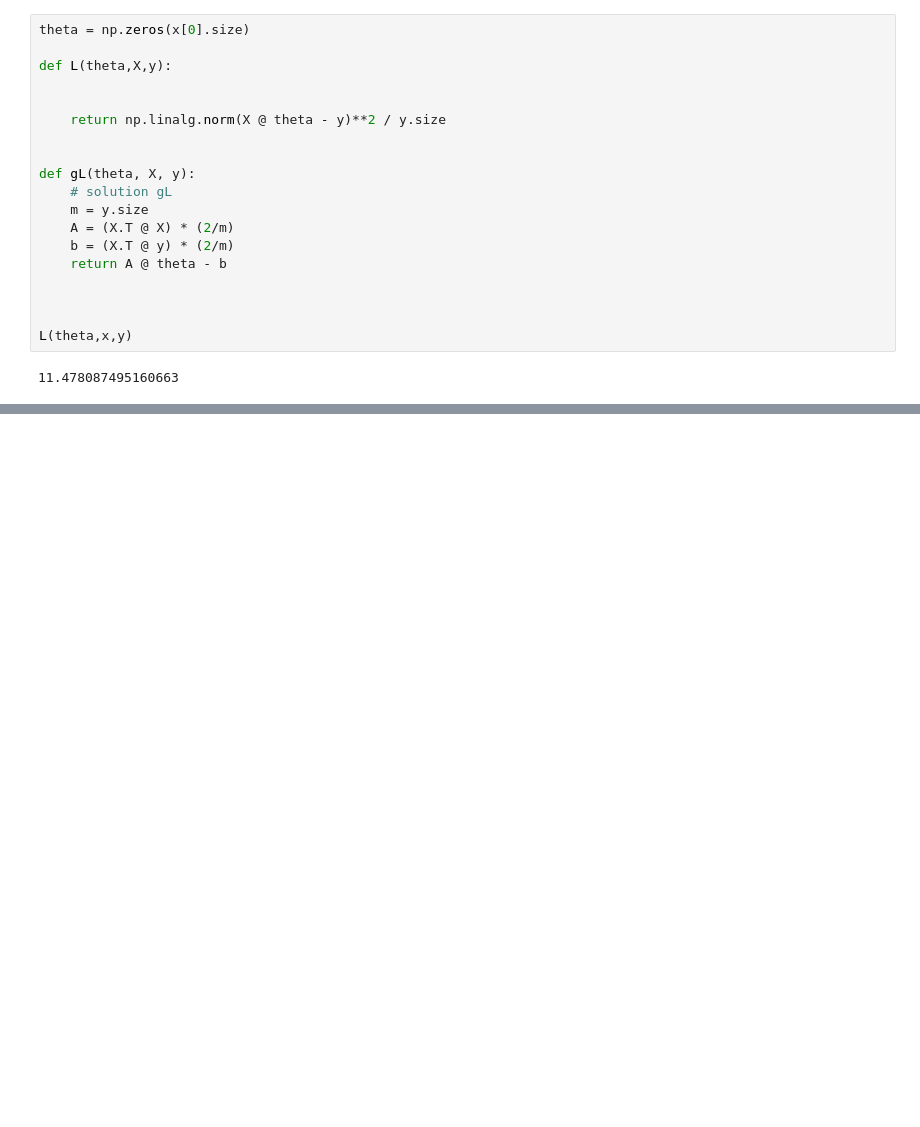
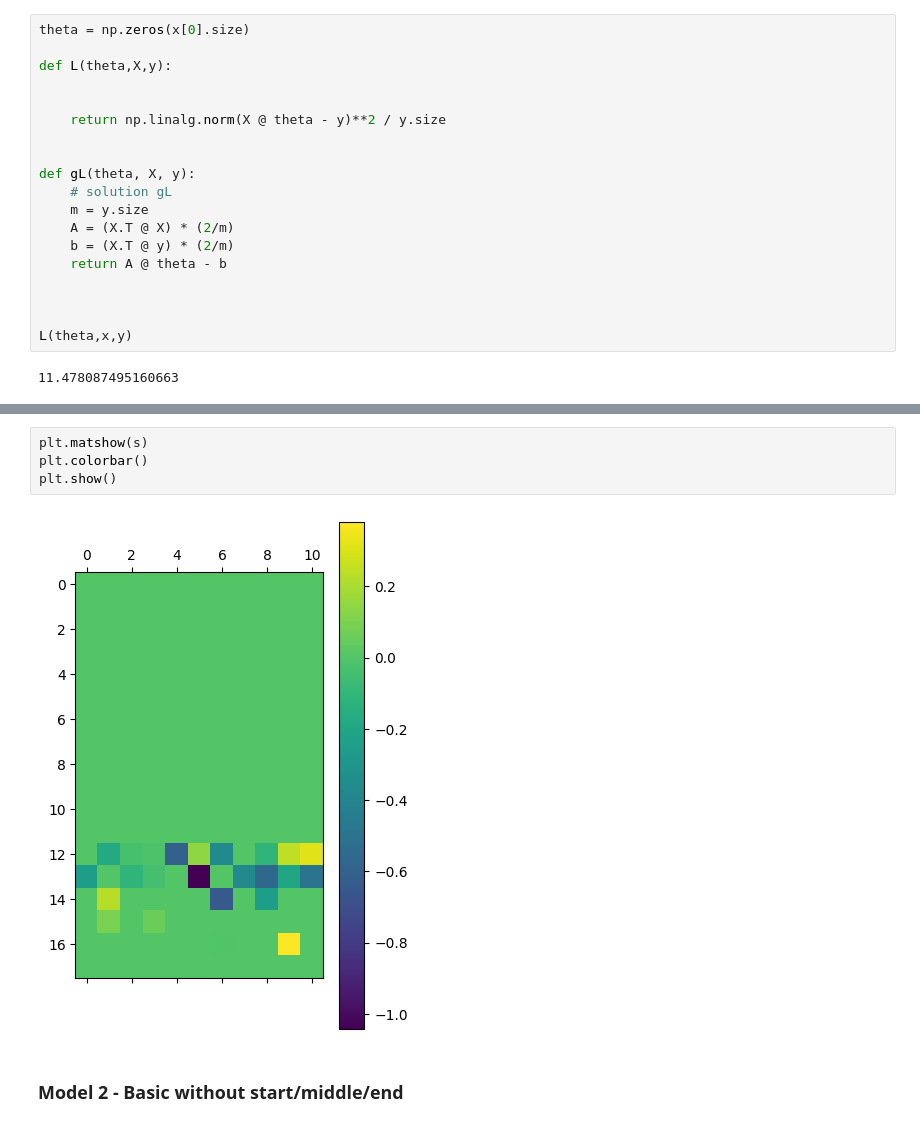
Before and after one commit to wd7512/Moonboard-Analysis, a Jupyter notebook: Linear Solve.ipynb, the cells around one changed output, grey strips where cells are left out. Saved outputs shown, nothing was run; the diff lists cells and outputs as text; blank space fills up the shorter version.

```diff
--- a/Linear Solve.ipynb
+++ b/Linear Solve.ipynb
@@ -166,0 +187,8 @@ plt.show()
+# %%
+plt.matshow(s)
+plt.colorbar()
+plt.show()
+# %% [output]
+[figure, added]
+# %% [markdown]
+### Model 2 - Basic without start/middle/end
```
Also changed, not shown: parts of 13 cells of this notebook, 8 other files.
